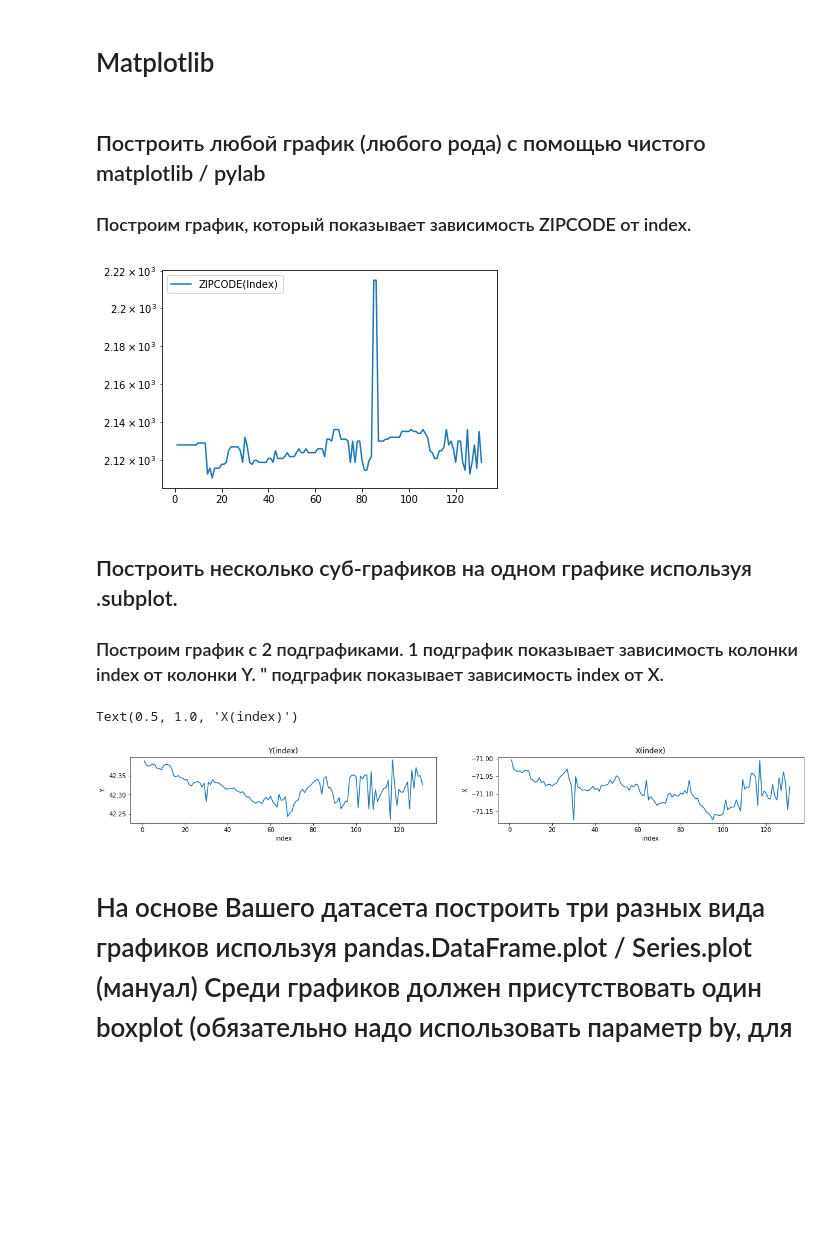
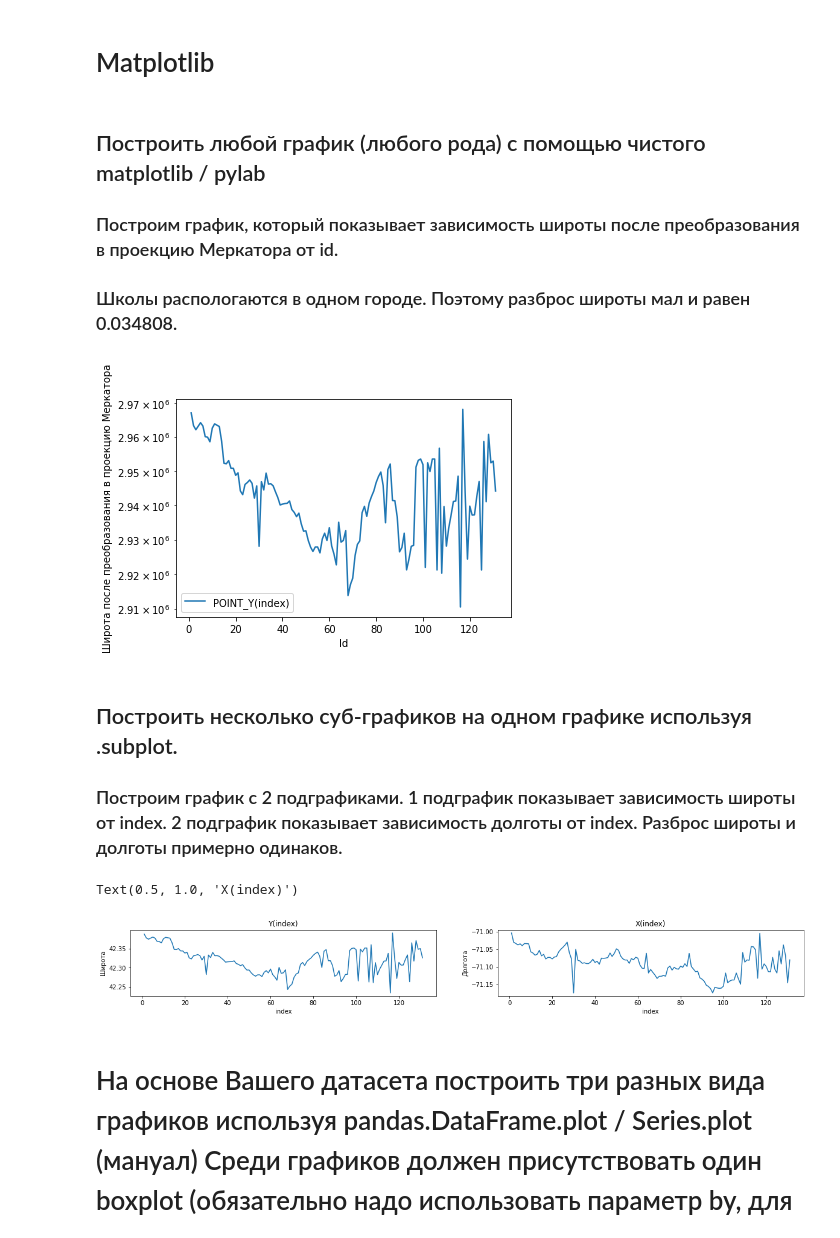
Before and after one commit to poste0/Labs, a Jupyter notebook: DataAnalysis/03-Визуализация данных-Stepanenko_Sergei.ipynb, the cells around one changed output. Cells and saved outputs as stored; diff of their text form; code cells hidden in the pictures; blank space fills up the shorter version.

Commit message:
Data analysis

```diff
--- a/DataAnalysis/03-Визуализация данных-Stepanenko_Sergei.ipynb
+++ b/DataAnalysis/03-Визуализация данных-Stepanenko_Sergei.ipynb
@@ -28,30 +32,33 @@ data.head()
 # Matplotlib
 # %% [markdown]
 ## Построить любой график (любого рода) с помощью чистого matplotlib / pylab
-### Построим график, который показывает зависимость ZIPCODE от index.
+### Построим график, который показывает зависимость широты после преобразования в проекцию Меркатора от id.
+### Школы распологаются в одном городе. Поэтому разброс широты мал и равен 0.034808.
 # %%
-ax = plt.plot(data.index, data.ZIPCODE, label = 'ZIPCODE(Index)')
+plt.plot(data.index, data.POINT_Y, label = 'POINT_Y(index)')
+plt.xlabel('Id')
+plt.ylabel('Широта после преобразования в проекцию Меркатора')
 plt.legend()
 plt.yscale('log')
 # %% [output]
-[figure, old version]
+[figure, new version]
 # %% [markdown]
 ## Построить несколько суб-графиков на одном графике используя .subplot.
-### Построим график с 2 подграфиками. 1 подграфик показывает зависимость колонки index от колонки Y. " подграфик показывает зависимость index от X.
+### Построим график с 2 подграфиками. 1 подграфик показывает зависимость широты от index. 2 подграфик показывает зависимость долготы от index. Разброс широты и долготы примерно одинаков.
 # %%
 plt.figure(figsize = (20, 2))
 plt.subplot(1, 2, 1)
 plt.plot(data.index, data.Y)
 plt.xlabel('index')
-plt.ylabel('Y')
+plt.ylabel('Широта')
 plt.title('Y(index)')
 plt.subplot(1, 2, 2)
 plt.plot(data.index, data.X)
 plt.xlabel('index')
-plt.ylabel('X')
+plt.ylabel('Долгота')
 plt.title('X(index)')
 # %% [output]
 Text(0.5, 1.0, 'X(index)')
-[figure, old version]
+[figure, new version]
 # %% [markdown]
 # На основе Вашего датасета построить три разных вида графиков используя pandas.DataFrame.plot / Series.plot (мануал) Среди графиков должен присутствовать один boxplot (обязательно надо использовать параметр by, для исследования взаимосвязи числовой переменной и какой-либо другой). Графики должны быть построены как через методы DataFrame, так и через методы Series. То есть хоба варианта нужно продемонстрировать.
```
Also changed, not shown: parts of 22 cells of this notebook.
